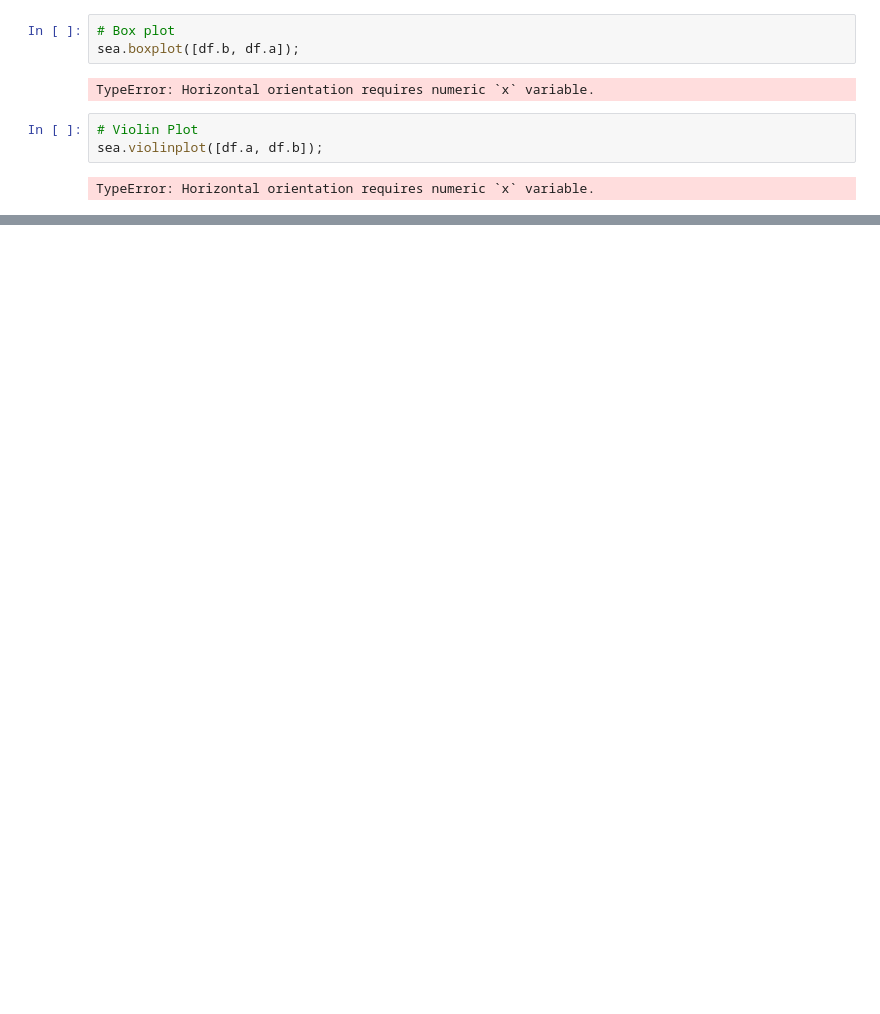
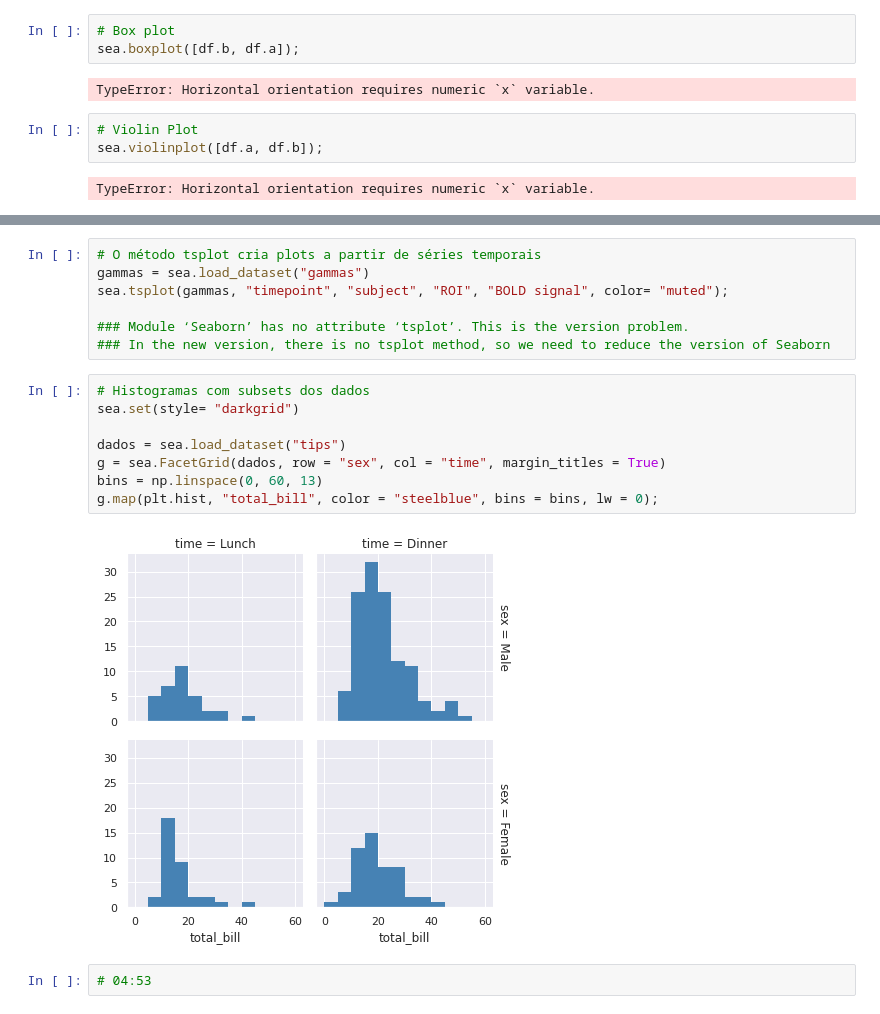
Before and after one commit to leonardodamata/Python_Analise_Dados, a Jupyter notebook: seaborn.ipynb, the cells around one changed output, grey strips where cells are left out. Saved outputs shown, nothing was run; the diff lists cells and outputs as text; blank space fills up the shorter version.

```diff
--- a/seaborn.ipynb
+++ b/seaborn.ipynb
@@ -91,0 +128,19 @@ TypeError: Horizontal orientation requires numeric `x` variable.
+# %%
+# O método tsplot cria plots a partir de séries temporais
+gammas = sea.load_dataset("gammas")
+sea.tsplot(gammas, "timepoint", "subject", "ROI", "BOLD signal", color= "muted");
+
+### Module ‘Seaborn’ has no attribute ‘tsplot’. This is the version problem.
+### In the new version, there is no tsplot method, so we need to reduce the version of Seaborn
+# %%
+# Histogramas com subsets dos dados
+sea.set(style= "darkgrid")
+
+dados = sea.load_dataset("tips")
+g = sea.FacetGrid(dados, row = "sex", col = "time", margin_titles = True)
+bins = np.linspace(0, 60, 13)
+g.map(plt.hist, "total_bill", color = "steelblue", bins = bins, lw = 0);
+# %% [output]
+[figure, added]
+# %%
+# 04:53
```
Also changed, not shown: parts of 14 cells of this notebook, 1 other file.
